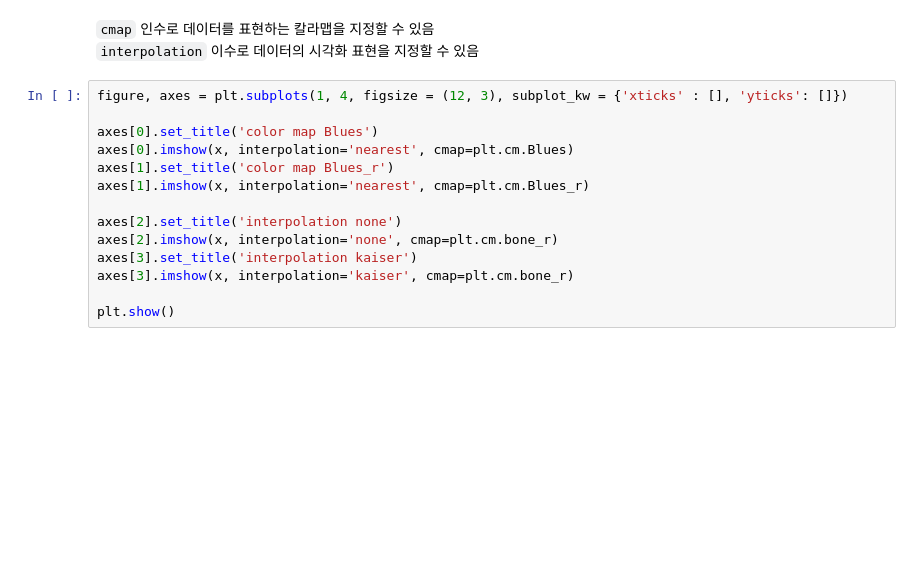
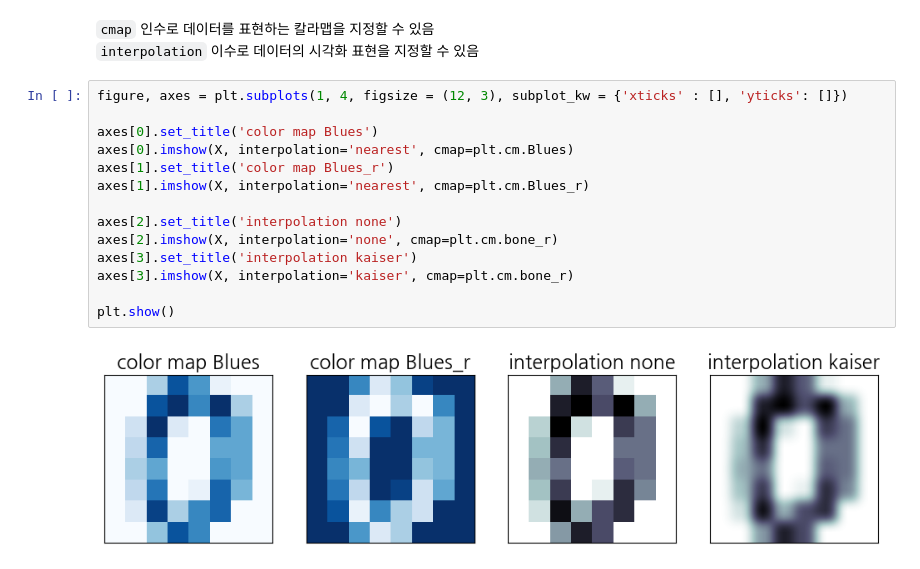
Before and after one commit to developernagk/STIS, a Jupyter notebook: pythonworkspace/matplotlib_visualize_data/matplotlib_variety_plots.ipynb, the cells around one changed output. Saved outputs shown, nothing was run; the diff lists cells and outputs as text; blank space fills up the shorter version.

Commit message:
240304 12:23 matplotlib variety plots update

```diff
--- a/pythonworkspace/matplotlib_visualize_data/matplotlib_variety_plots.ipynb
+++ b/pythonworkspace/matplotlib_visualize_data/matplotlib_variety_plots.ipynb
@@ -189,14 +189,16 @@ plt.show()
 # %%
 figure, axes = plt.subplots(1, 4, figsize = (12, 3), subplot_kw = {'xticks' : [], 'yticks': []})
 
 axes[0].set_title('color map Blues')
-axes[0].imshow(x, interpolation='nearest', cmap=plt.cm.Blues)
+axes[0].imshow(X, interpolation='nearest', cmap=plt.cm.Blues)
 axes[1].set_title('color map Blues_r')
-axes[1].imshow(x, interpolation='nearest', cmap=plt.cm.Blues_r)
+axes[1].imshow(X, interpolation='nearest', cmap=plt.cm.Blues_r)
 
 axes[2].set_title('interpolation none')
-axes[2].imshow(x, interpolation='none', cmap=plt.cm.bone_r)
+axes[2].imshow(X, interpolation='none', cmap=plt.cm.bone_r)
 axes[3].set_title('interpolation kaiser')
-axes[3].imshow(x, interpolation='kaiser', cmap=plt.cm.bone_r)
+axes[3].imshow(X, interpolation='kaiser', cmap=plt.cm.bone_r)
 
 plt.show()
+# %% [output]
+[figure, added]
```
Also changed, not shown: parts of 4 cells of this notebook.
